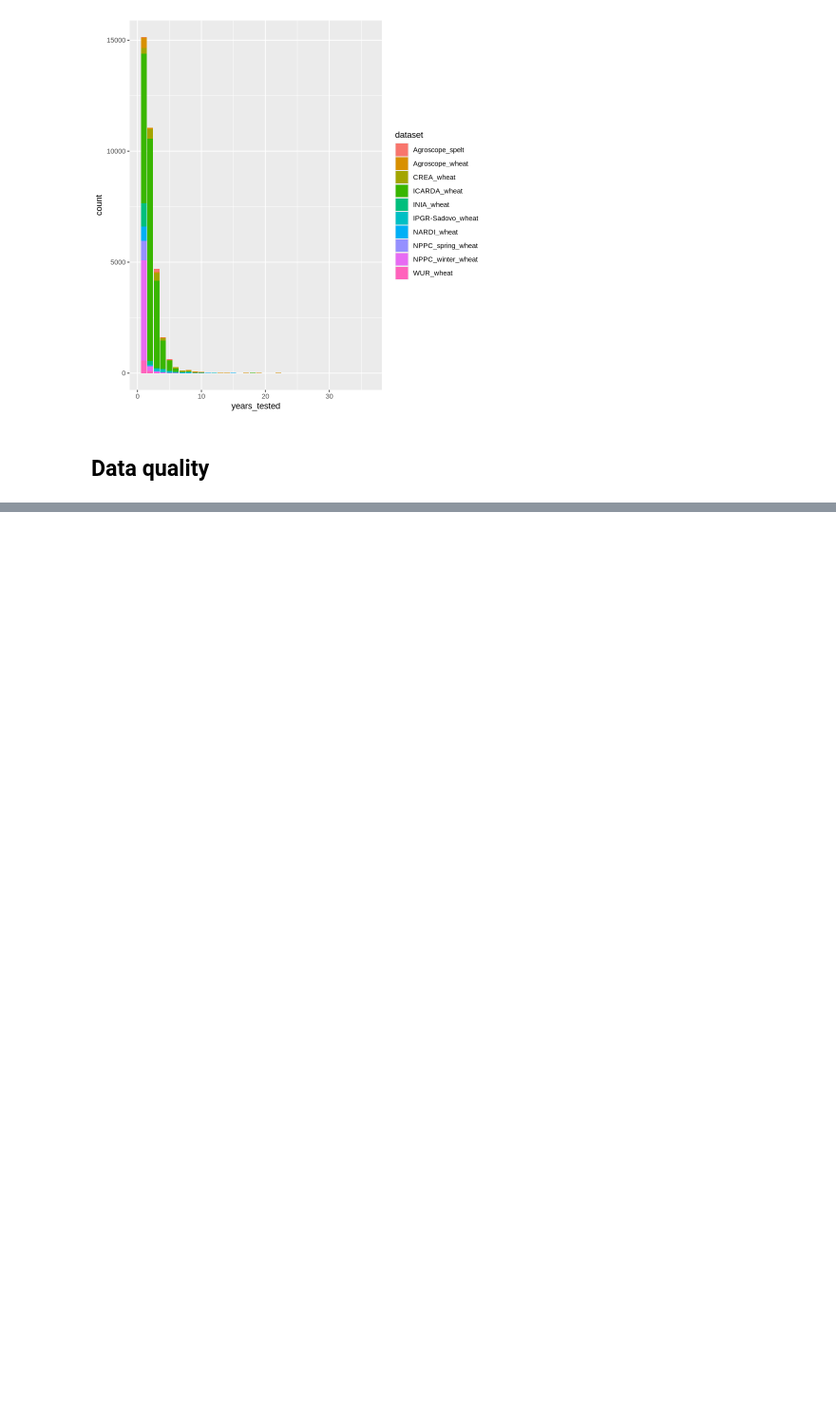
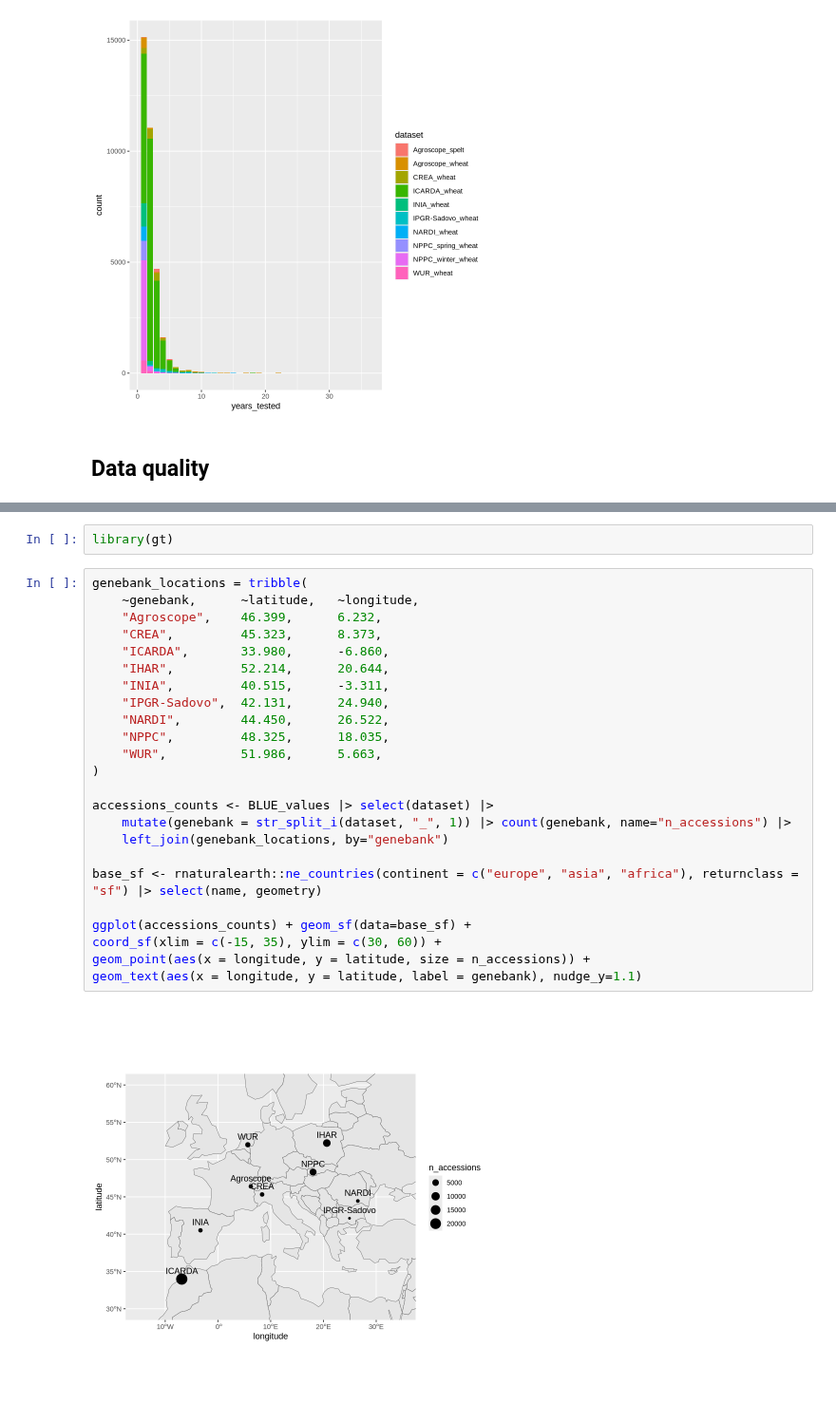
Before and after one commit to AGENTproject/historic_pheno_data_analysis, a Jupyter notebook: figures_and_tables.ipynb, the cells around one changed output, grey strips where cells are left out. Shown at 95% size. Saved outputs shown, nothing was run; the diff lists cells and outputs as text; blank space fills up the shorter version.

```diff
--- a/figures_and_tables.ipynb
+++ b/figures_and_tables.ipynb
@@ -145,3 +196,31 @@ $ dry_matter_yield_BLUE         <dbl> NA, NA, NA, NA, NA, NA, NA, NA, NA, NA,
+# %%
+library(gt)
+# %%
+genebank_locations = tribble(
+    ~genebank,      ~latitude,   ~longitude,
+    "Agroscope",    46.399,      6.232,
+    "CREA",         45.323,      8.373,
+    "ICARDA",       33.980,      -6.860,
+    "IHAR",         52.214,      20.644,
+    "INIA",         40.515,      -3.311,
+    "IPGR-Sadovo",  42.131,      24.940,
+    "NARDI",        44.450,      26.522,
+    "NPPC",         48.325,      18.035,
+    "WUR",          51.986,      5.663,
+)
+
+accessions_counts <- BLUE_values |> select(dataset) |>
+    mutate(genebank = str_split_i(dataset, "_", 1)) |> count(genebank, name="n_accessions") |>
+    left_join(genebank_locations, by="genebank")
+
+base_sf <- rnaturalearth::ne_countries(continent = c("europe", "asia", "africa"), returnclass = "sf") |> select(name, geometry)
+
+ggplot(accessions_counts) + geom_sf(data=base_sf) +
+coord_sf(xlim = c(-15, 35), ylim = c(30, 60)) +
+geom_point(aes(x = longitude, y = latitude, size = n_accessions)) +
+geom_text(aes(x = longitude, y = latitude, label = genebank), nudge_y=1.1)
+# %% [output]
+[figure, added]
 # %%
 sessionInfo()
 # %% [output]
```
Also changed, not shown: parts of 15 cells of this notebook.
